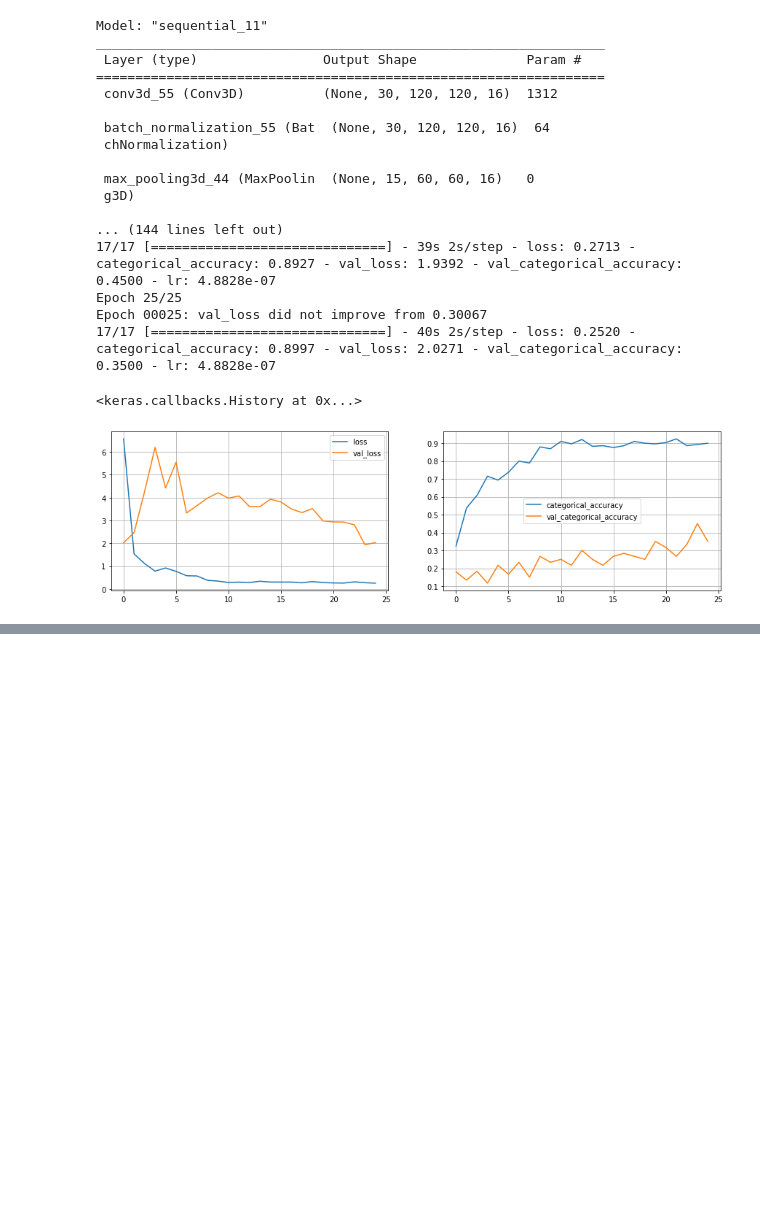
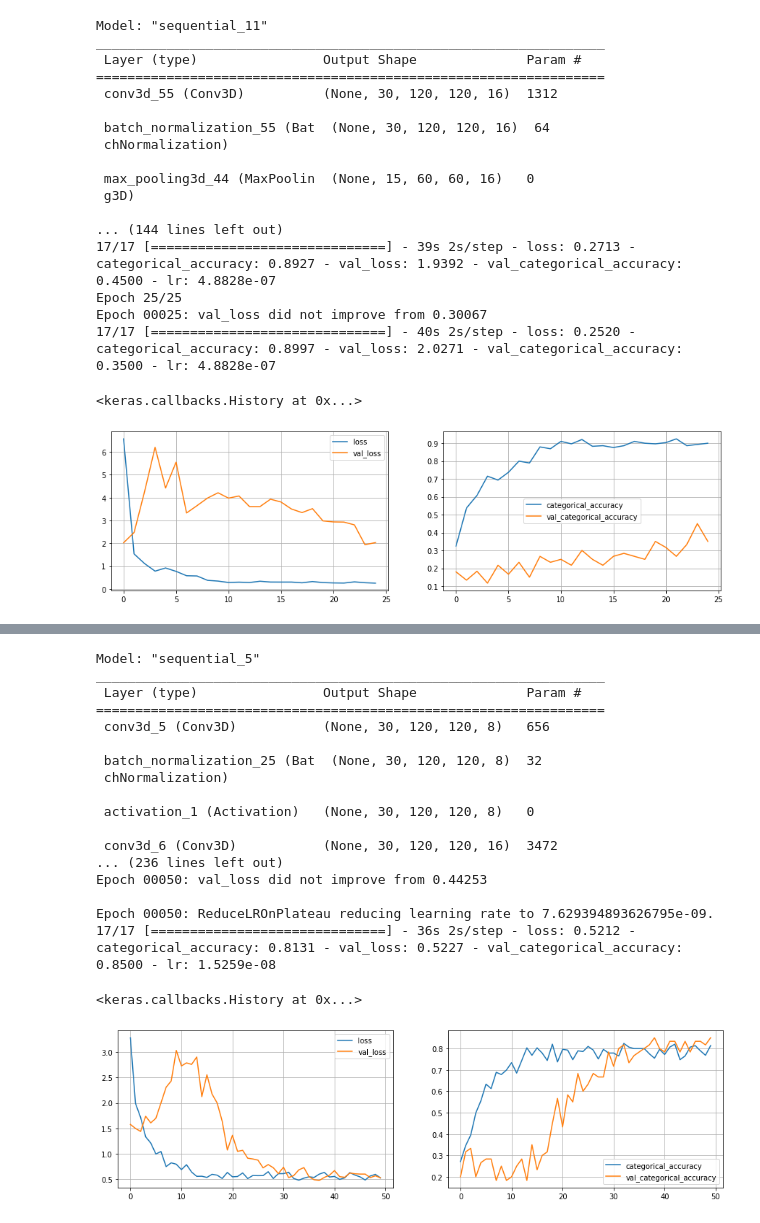
Before and after one commit to ps2420/cnn_gesture_recognition, a Jupyter notebook: Neural_Nets_Project_Starter_Code.ipynb, the cells around one changed output, grey strips where cells are left out. Cells and saved outputs as stored; diff of their text form; code cells hidden in the pictures; blank space fills up the shorter version.

```diff
--- a/Neural_Nets_Project_Starter_Code.ipynb
+++ b/Neural_Nets_Project_Starter_Code.ipynb
@@ -870,0 +940,26 @@ Compared to architecture-1, with same number of epochs, batch size archiecture-3
+# %%
+# Define model architecture with num_epoch, batch_size, input image size
+model_11 = model_architecture(50, 40, 120)
+model_11.define_conv3d_architecture_1_sgd_variant();
+print('\n\n=========== Training the model ===========\n\n')
+model_11.execute()
+# %% [output]
+Model: "sequential_5"
+_________________________________________________________________
+ Layer (type)                Output Shape              Param #
+=================================================================
+ conv3d_5 (Conv3D)           (None, 30, 120, 120, 8)   656
+
+ batch_normalization_25 (Bat  (None, 30, 120, 120, 8)  32
+ chNormalization)
+
+ activation_1 (Activation)   (None, 30, 120, 120, 8)   0
+
+ conv3d_6 (Conv3D)           (None, 30, 120, 120, 16)  3472
+... (236 lines left out)
+Epoch 00050: val_loss did not improve from 0.44253
+
+Epoch 00050: ReduceLROnPlateau reducing learning rate to 7.629394893626795e-09.
+17/17 [==============================] - 36s 2s/step - loss: 0.5212 - categorical_accuracy: 0.8131 - val_loss: 0.5227 - val_categorical_accuracy: 0.8500 - lr: 1.5259e-08
+<keras.callbacks.History at 0x...>
+[figure, added]
```
Also changed, not shown: parts of 38 cells of this notebook.
